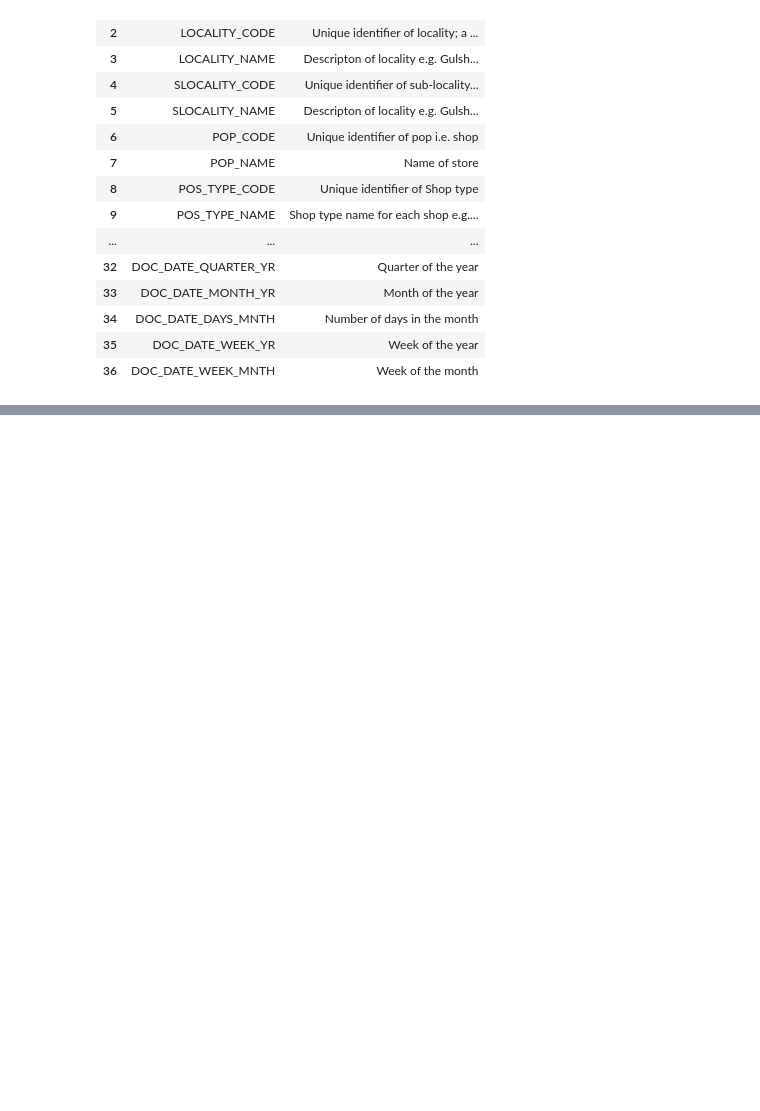
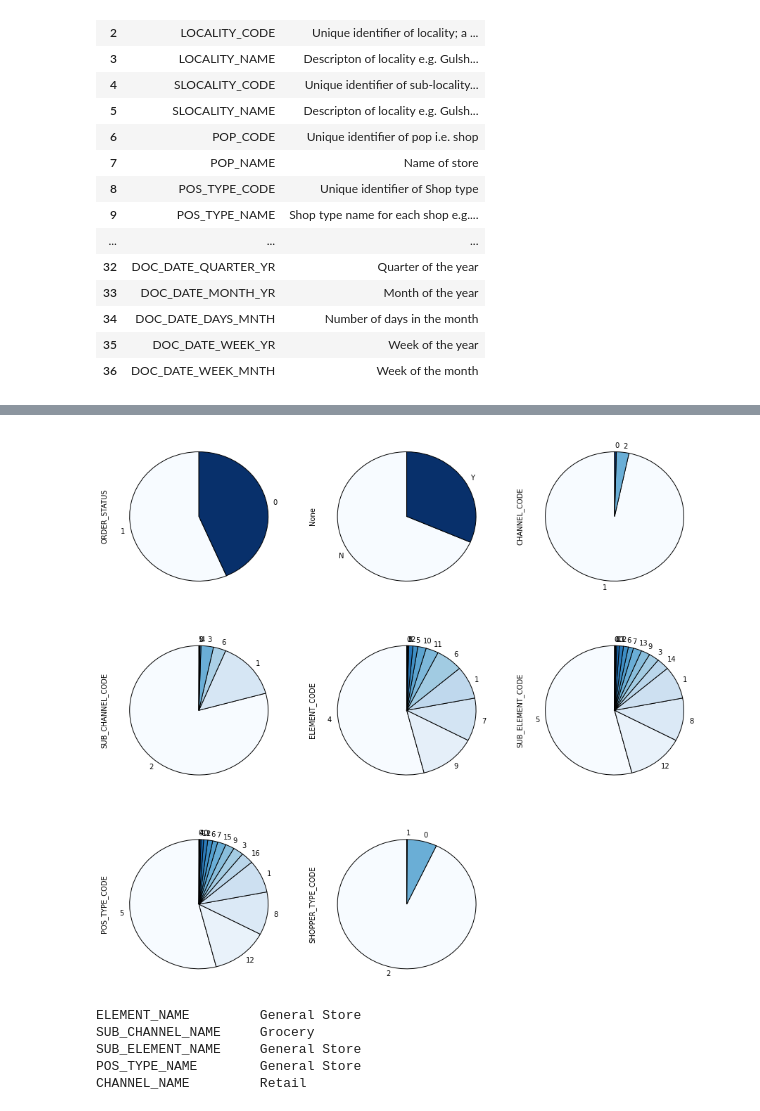
Before and after one commit to danishdata/ids-notebooks, a Jupyter notebook: Analysis-Final.ipynb, the cells around one changed output, grey strips where cells are left out. Cells and saved outputs as stored; diff of their text form; code cells hidden in the pictures; blank space fills up the shorter version.

```diff
--- a/Analysis-Final.ipynb
+++ b/Analysis-Final.ipynb
@@ -1643,0 +1721,22 @@ df_merged.to_csv(file_path, index=False)
+# %%
+plt.figure(figsize=(15, 14))
+cmap = cm.get_cmap('Blues')
+pie_features = ['ORDER_STATUS', 'RURAL_BOOL', 'CHANNEL_CODE', 'SUB_CHANNEL_CODE',
+                'ELEMENT_CODE', 'SUB_ELEMENT_CODE', 'POS_TYPE_CODE', 'SHOPPER_TYPE_CODE']
+
+for index, field in enumerate(pie_features):
+    plt.subplot(3, 3, index+1)
+    df_merged[field].value_counts().plot(kind='pie', startangle=90, ax=plt.gca(), colormap = cmap)
+# %% [output]
+[figure, added]
+# %%
+for f_id, f_name in {'CHANNEL_CODE': 'CHANNEL_NAME', 'SUB_CHANNEL_CODE': 'SUB_CHANNEL_NAME',
+                     'ELEMENT_CODE': 'ELEMENT_NAME', 'SUB_ELEMENT_CODE': 'SUB_ELEMENT_NAME',
+                     'POS_TYPE_CODE' : 'POS_TYPE_NAME'}.items():
+    print("{0:20} {1}".format(f_name, df_merged[df_merged[f_id] == df_merged[f_id].value_counts().index[0]][f_name].values[0]))
+# %% [output]
+ELEMENT_NAME         General Store
+SUB_CHANNEL_NAME     Grocery
+SUB_ELEMENT_NAME     General Store
+POS_TYPE_NAME        General Store
+CHANNEL_NAME         Retail
```
Also changed, not shown: parts of 21 cells of this notebook.
